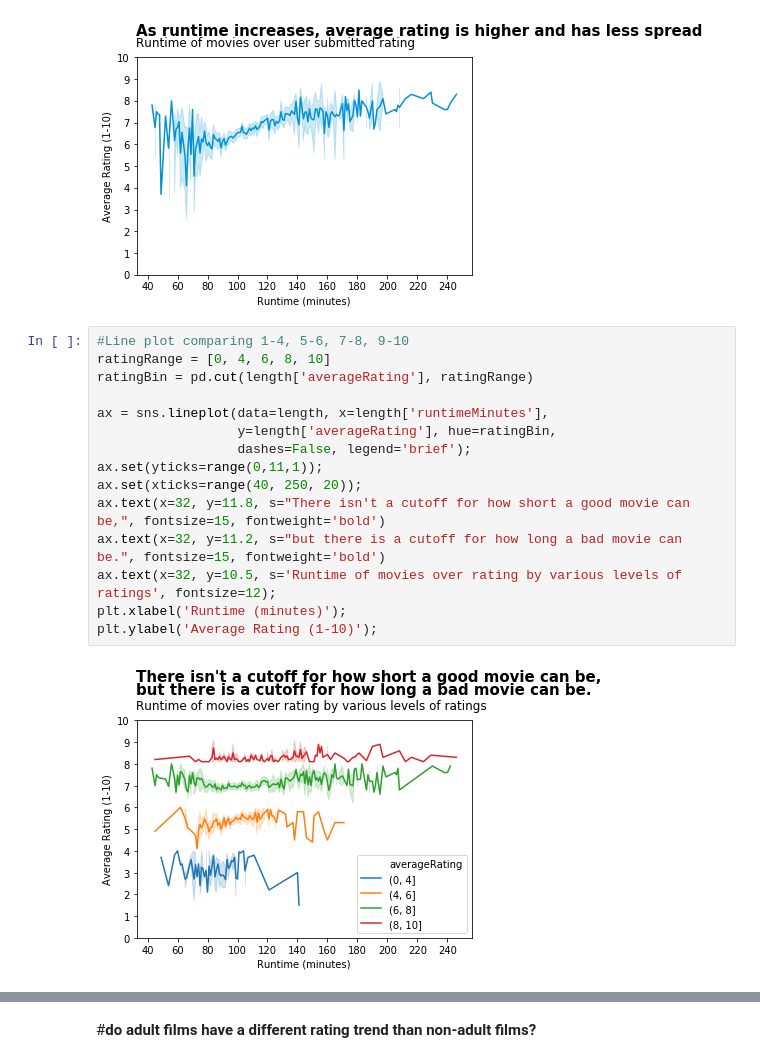
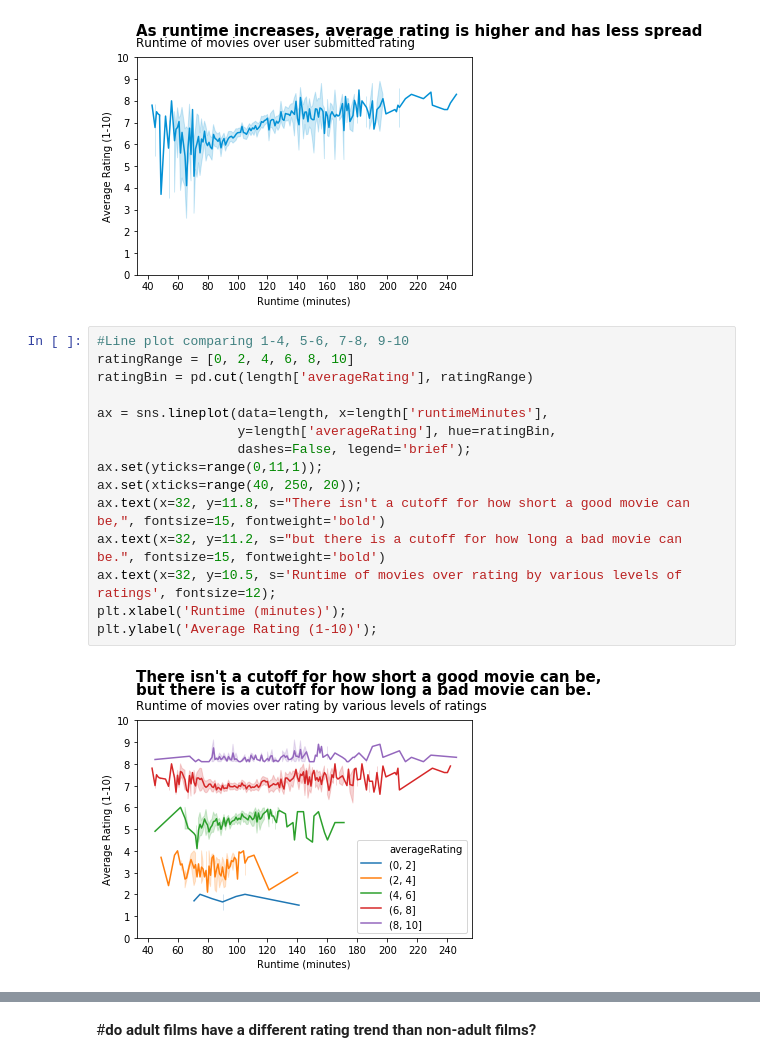
Before and after one commit to LambdaSchool/DS-Unit-1-Sprint-5-Data-Storytelling-Blog-Post, a Jupyter notebook: TristaWeek5.ipynb, the cells around one changed output, grey strips where cells are left out. Cells and saved outputs as stored; diff of their text form.

```diff
--- a/TristaWeek5.ipynb
+++ b/TristaWeek5.ipynb
@@ -506,18 +507,18 @@ plt.ylabel('Average Rating (1-10)');
 [figure]
 # %%
 #Line plot comparing 1-4, 5-6, 7-8, 9-10
-ratingRange = [0, 4, 6, 8, 10]
+ratingRange = [0, 2, 4, 6, 8, 10]
 ratingBin = pd.cut(length['averageRating'], ratingRange)
 
 ax = sns.lineplot(data=length, x=length['runtimeMinutes'],
                   y=length['averageRating'], hue=ratingBin,
                   dashes=False, legend='brief');
 ax.set(yticks=range(0,11,1));
 ax.set(xticks=range(40, 250, 20));
 ax.text(x=32, y=11.8, s="There isn't a cutoff for how short a good movie can be,", fontsize=15, fontweight='bold')
 ax.text(x=32, y=11.2, s="but there is a cutoff for how long a bad movie can be.", fontsize=15, fontweight='bold')
 ax.text(x=32, y=10.5, s='Runtime of movies over rating by various levels of ratings', fontsize=12);
 plt.xlabel('Runtime (minutes)');
 plt.ylabel('Average Rating (1-10)');
 # %% [output]
-[figure, old version]
+[figure, new version]
```
Also changed, not shown: parts of 26 cells of this notebook.
